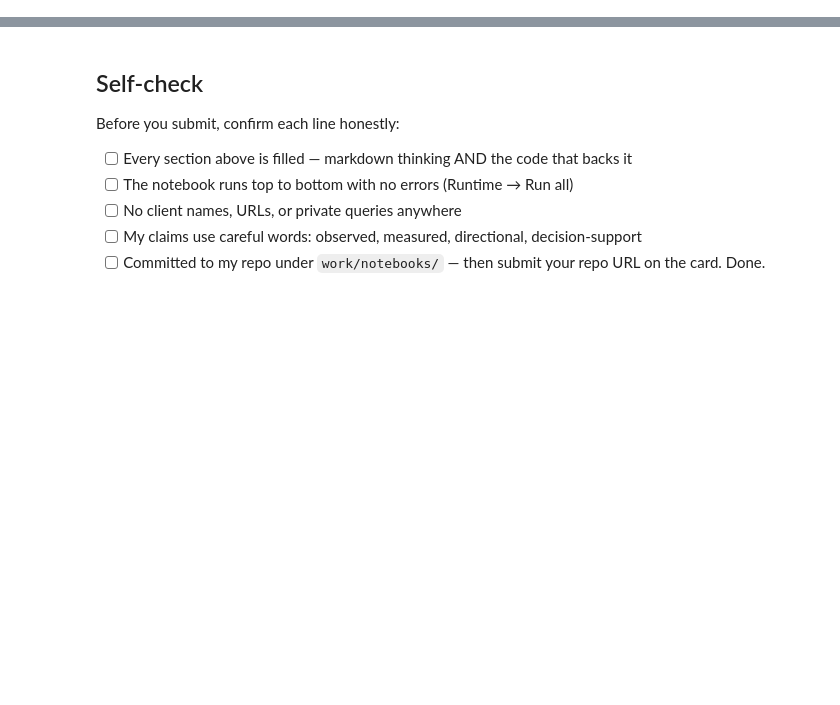
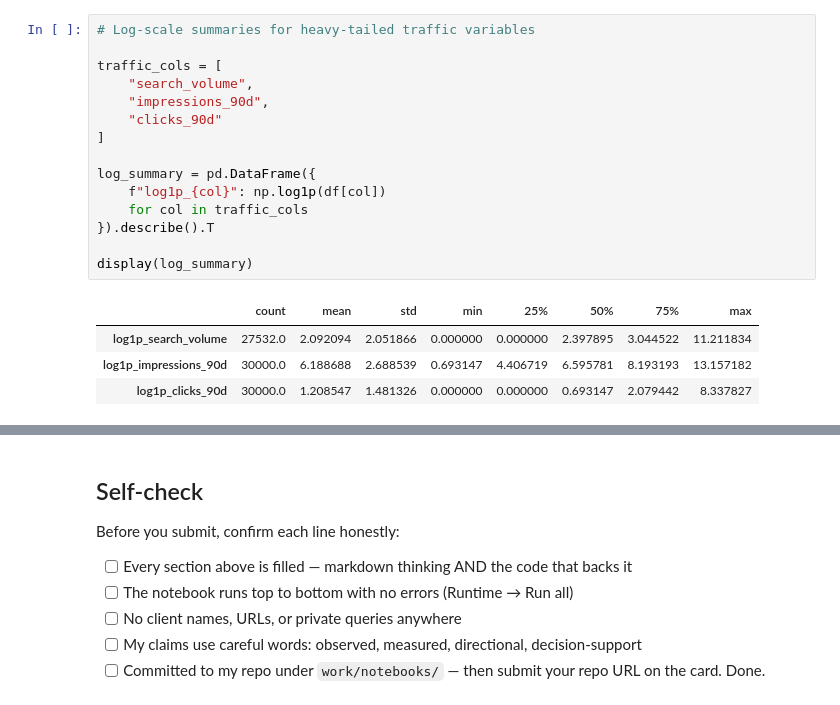
Before and after one commit to smaharx/ml-engineering-playground, a Jupyter notebook: work/notebooks/w04_signal_audit.ipynb, the cells around one changed output, grey strips where cells are left out. Drawn from its saved outputs; the diff is of its cells as text; blank space fills up the shorter version.

```diff
--- a/work/notebooks/w04_signal_audit.ipynb
+++ b/work/notebooks/w04_signal_audit.ipynb
@@ -36,0 +87,20 @@ This skeleton is yours to fill. Work the sections **in order** — each one has
+# %%
+# Log-scale summaries for heavy-tailed traffic variables
+
+traffic_cols = [
+    "search_volume",
+    "impressions_90d",
+    "clicks_90d"
+]
+
+log_summary = pd.DataFrame({
+    f"log1p_{col}": np.log1p(df[col])
+    for col in traffic_cols
+}).describe().T
+
+display(log_summary)
+# %% [output]
+|  | count | mean | std | min | 25% | 50% | 75% | max |
+| log1p_search_volume | 27532.0 | 2.092094 | 2.051866 | 0.000000 | 0.000000 | 2.397895 | 3.044522 | 11.211834 |
+| log1p_impressions_90d | 30000.0 | 6.188688 | 2.688539 | 0.693147 | 4.406719 | 6.595781 | 8.193193 | 13.157182 |
+| log1p_clicks_90d | 30000.0 | 1.208547 | 1.481326 | 0.000000 | 0.000000 | 0.693147 | 2.079442 | 8.337827 |
```
Also changed, not shown: parts of 25 cells of this notebook.
